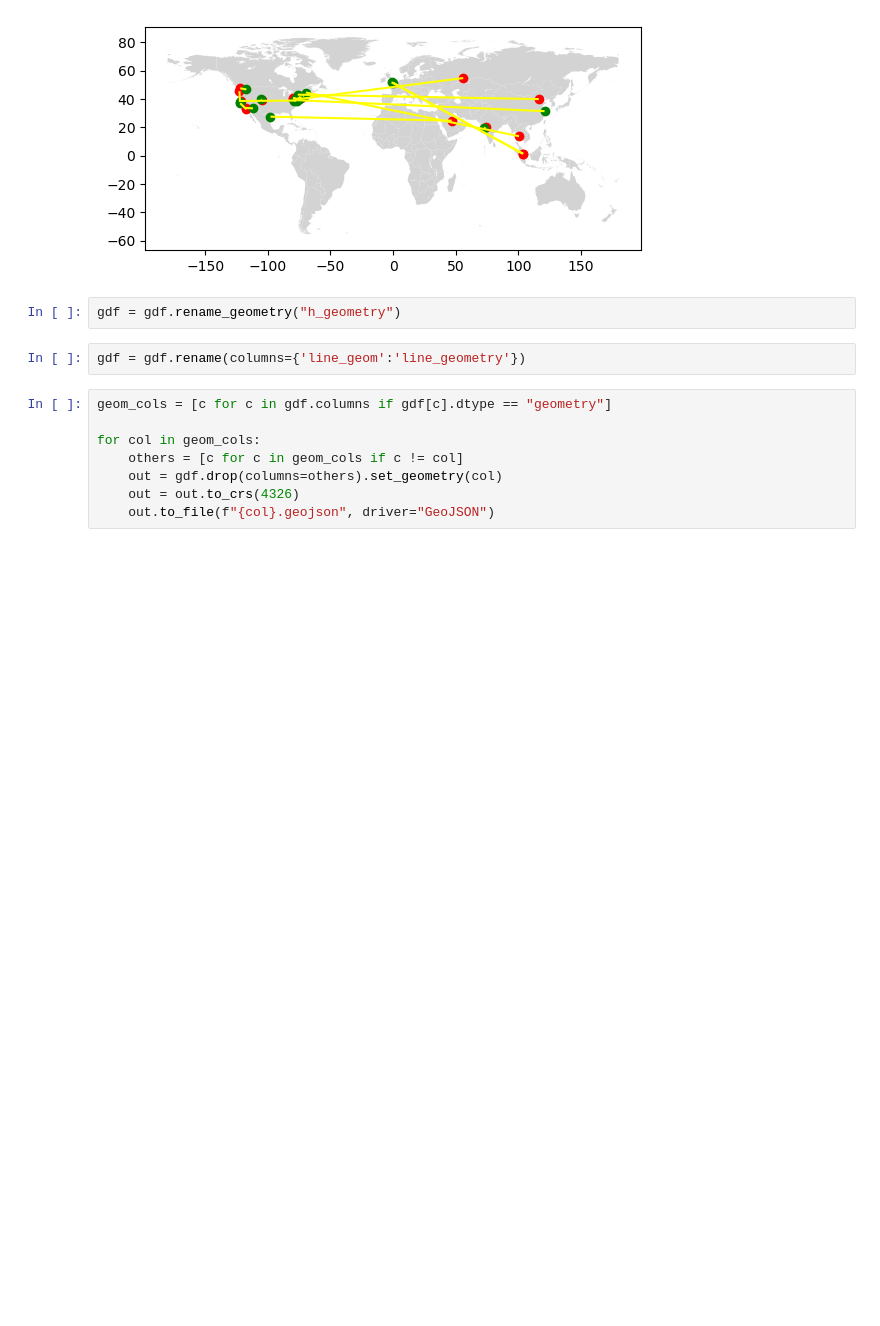
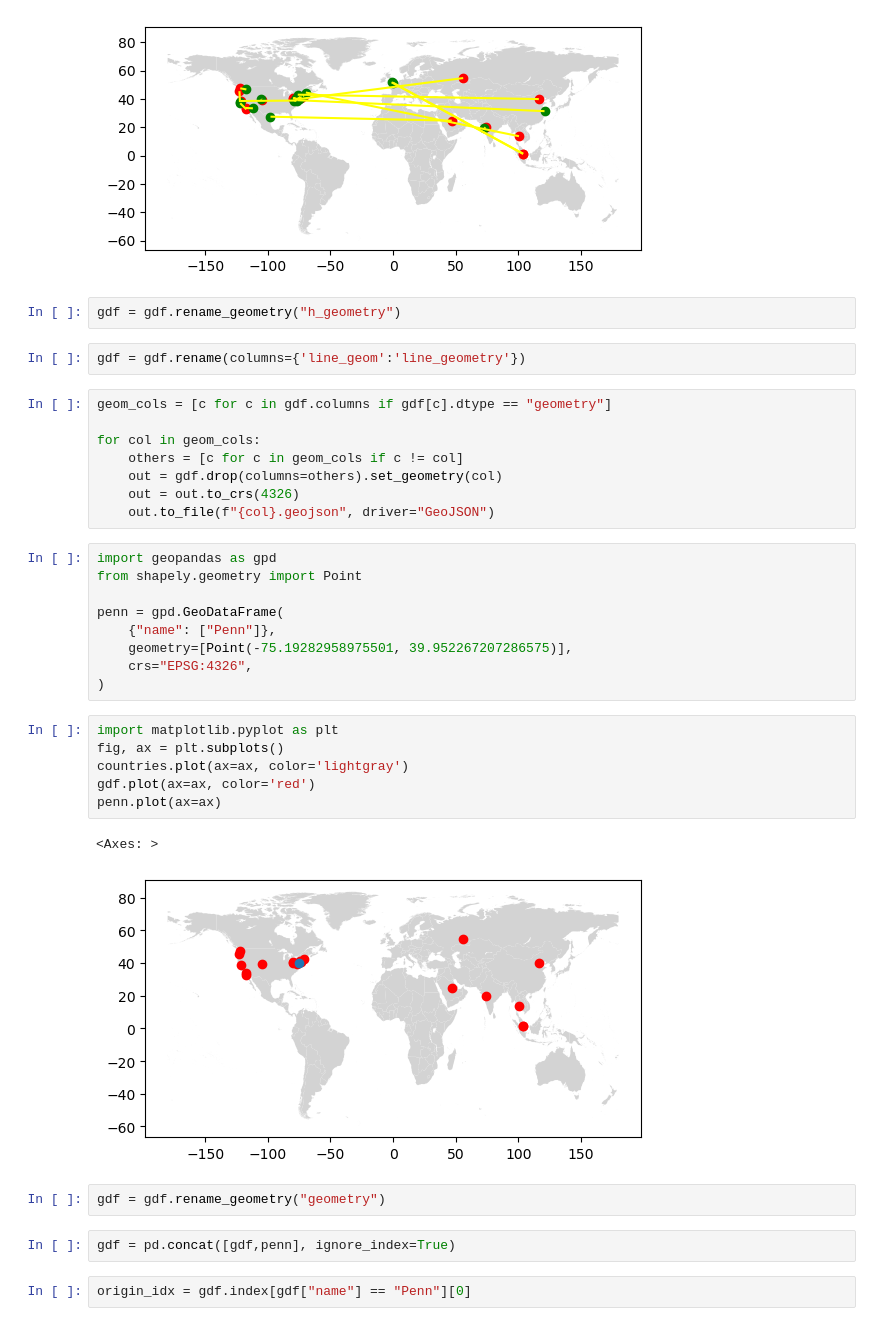
Before and after one commit to michaeljpincus/collab, a Jupyter notebook: land.ipynb, the cells around one changed output. Drawn from its saved outputs; the diff is of its cells as text; blank space fills up the shorter version.

Commit message:
changed index file

```diff
--- a/land.ipynb
+++ b/land.ipynb
@@ -76,3 +76,27 @@ for col in geom_cols:
     out = gdf.drop(columns=others).set_geometry(col)
     out = out.to_crs(4326)
     out.to_file(f"{col}.geojson", driver="GeoJSON")
+# %%
+import geopandas as gpd
+from shapely.geometry import Point
+
+penn = gpd.GeoDataFrame(
+    {"name": ["Penn"]},
+    geometry=[Point(-75.19282958975501, 39.952267207286575)],
+    crs="EPSG:4326",
+)
+# %%
+import matplotlib.pyplot as plt
+fig, ax = plt.subplots()
+countries.plot(ax=ax, color='lightgray')
+gdf.plot(ax=ax, color='red')
+penn.plot(ax=ax)
+# %% [output]
+<Axes: >
+[figure, added]
+# %%
+gdf = gdf.rename_geometry("geometry")
+# %%
+gdf = pd.concat([gdf,penn], ignore_index=True)
+# %%
+origin_idx = gdf.index[gdf["name"] == "Penn"][0]
```
Also changed, not shown: parts of 4 cells of this notebook, 6 other files.
